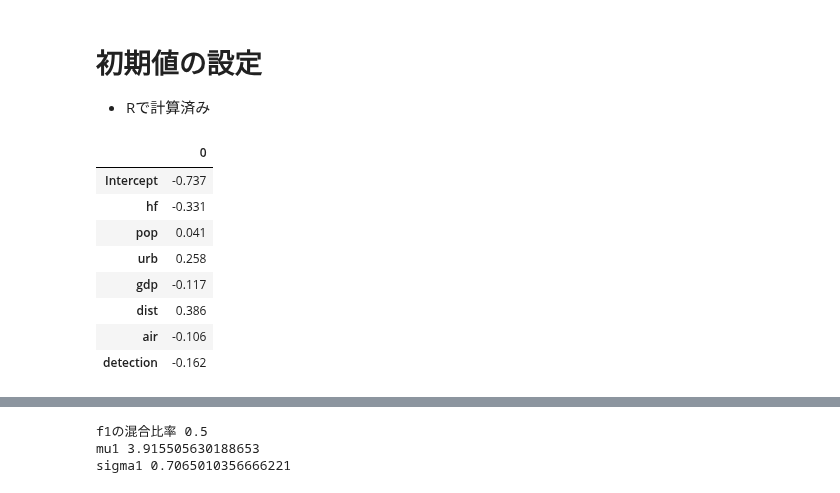
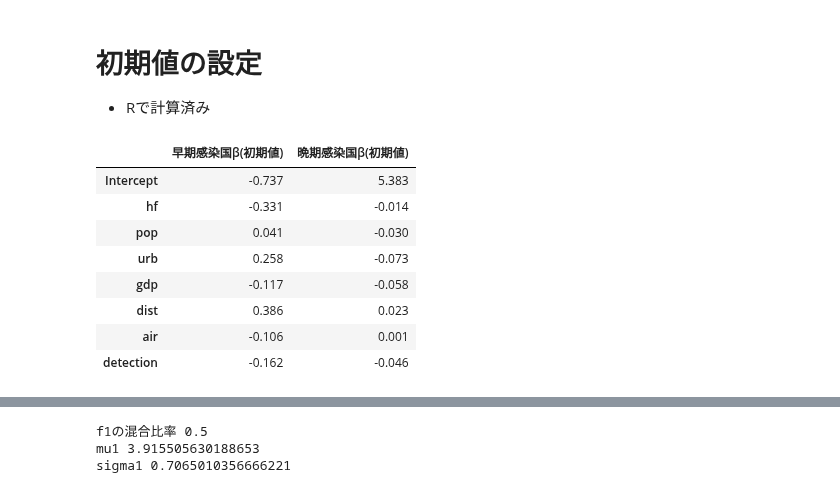
Before and after one commit to nori0724/COVID-19, a Jupyter notebook: notebook/生存時間解析/2成分混合回帰モデル.ipynb, the cells around one changed output, grey strips where cells are left out. Drawn from its saved outputs; the diff is of its cells as text; code cells hidden in the pictures.

```diff
--- a/notebook/生存時間解析/2成分混合回帰モデル.ipynb
+++ b/notebook/生存時間解析/2成分混合回帰モデル.ipynb
@@ -121,17 +111,24 @@ plt.hist(y, density=True)
 # 初期値の設定
 - Rで計算済み
 # %%
+# 早期感染国のβ
 # coef_early = [21.790, 0.994, 0.000, -0.014, 0.000, 0.000, 0.000, -0.124]
-coef_early = [-0.737, -0.331,0.041,0.258,-0.117,0.386,-0.106,-0.162]
+coef1_first = [-0.737, -0.331,0.041,0.258,-0.117,0.386,-0.106,-0.162]
 
-pd.DataFrame(coef_early, index=["Intercept", "hf", "pop",  "urb", "gdp","dist", "air", "detection"])
+# 晩期感染国のβ
+# coef_late = [93.920, -0.915, 0.000, -0.213, 0.000, 0.000, 0.000, -0.116]
+coef2_first = [5.383,-0.014,-0.030,-0.073,-0.058,0.023,0.001,-0.046]
+
+first_df = pd.DataFrame(coef1_first, columns=["早期感染国β(初期値)"], index=["Intercept", "hf", "pop",  "urb", "gdp","dist", "air", "detection"])
+first_df["晩期感染国β(初期値)"] = coef2_first
+first_df
 # %% [output]
-|  | 0 |
-| Intercept | -0.737 |
-| hf | -0.331 |
-| pop | 0.041 |
-| urb | 0.258 |
-| gdp | -0.117 |
-| dist | 0.386 |
-| air | -0.106 |
-| detection | -0.162 |
+|  | 早期感染国β(初期値) | 晩期感染国β(初期値) |
+| Intercept | -0.737 | 5.383 |
+| hf | -0.331 | -0.014 |
+| pop | 0.041 | -0.030 |
+| urb | 0.258 | -0.073 |
+| gdp | -0.117 | -0.058 |
+| dist | 0.386 | 0.023 |
+| air | -0.106 | 0.001 |
+| detection | -0.162 | -0.046 |
```
Also changed, not shown: parts of 15 cells of this notebook, 2 other files.
